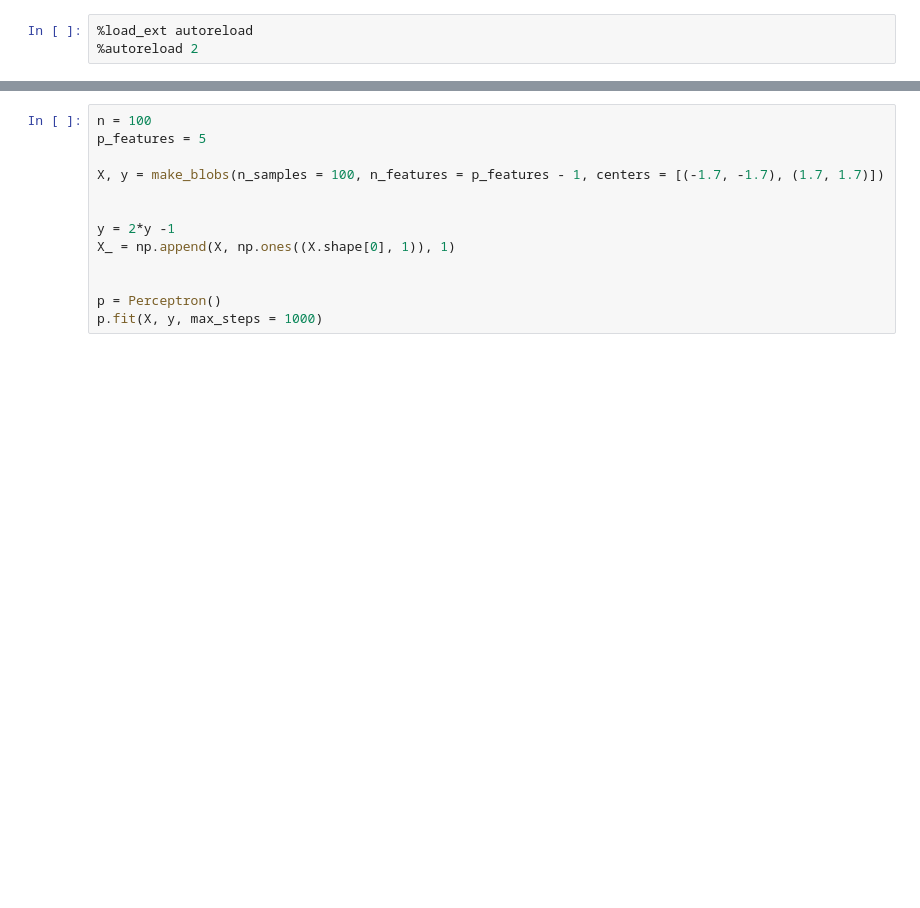
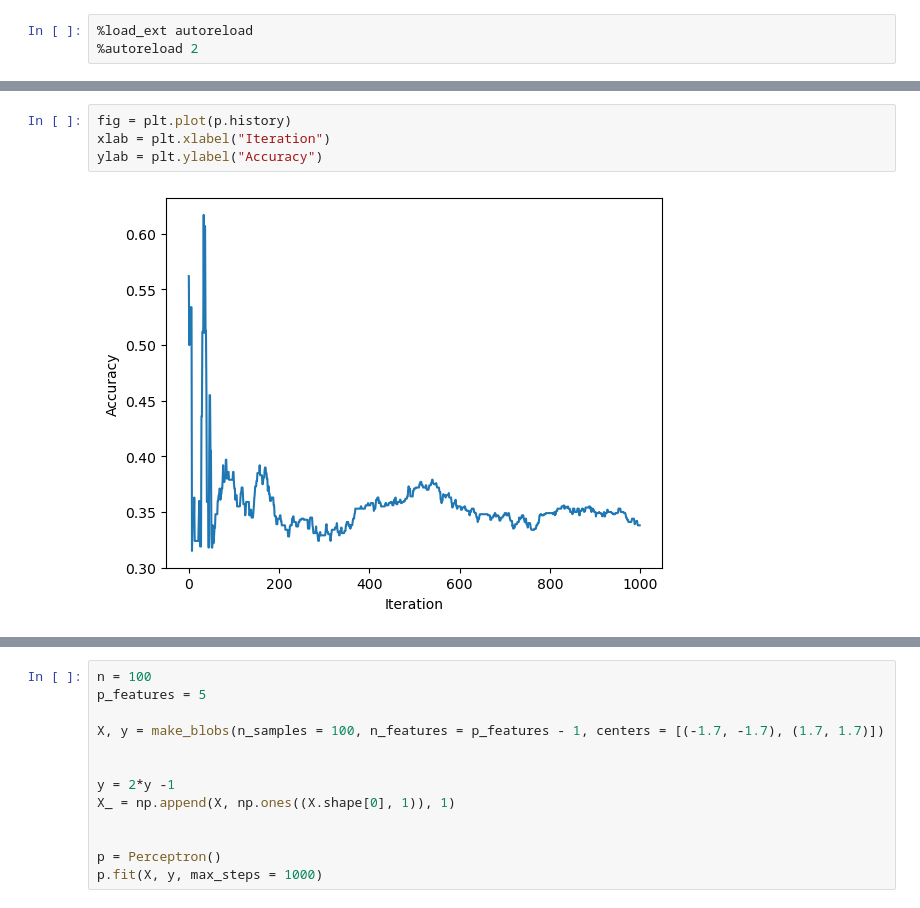
Before and after one commit to CeceZiegler1/CeceZiegler1.github.io, a Jupyter notebook: posts/perceptron_notebook/PerceptronBlog.ipynb, the cells around one changed output, grey strips where cells are left out. Saved outputs shown, nothing was run; the diff lists cells and outputs as text; blank space fills up the shorter version.

```diff
--- a/posts/perceptron_notebook/PerceptronBlog.ipynb
+++ b/posts/perceptron_notebook/PerceptronBlog.ipynb
@@ -85,0 +110,6 @@ ylab = plt.ylabel("Feature 2")
+# %%
+fig = plt.plot(p.history)
+xlab = plt.xlabel("Iteration")
+ylab = plt.ylabel("Accuracy")
+# %% [output]
+[figure, added]
```
Also changed, not shown: parts of 14 cells of this notebook.
